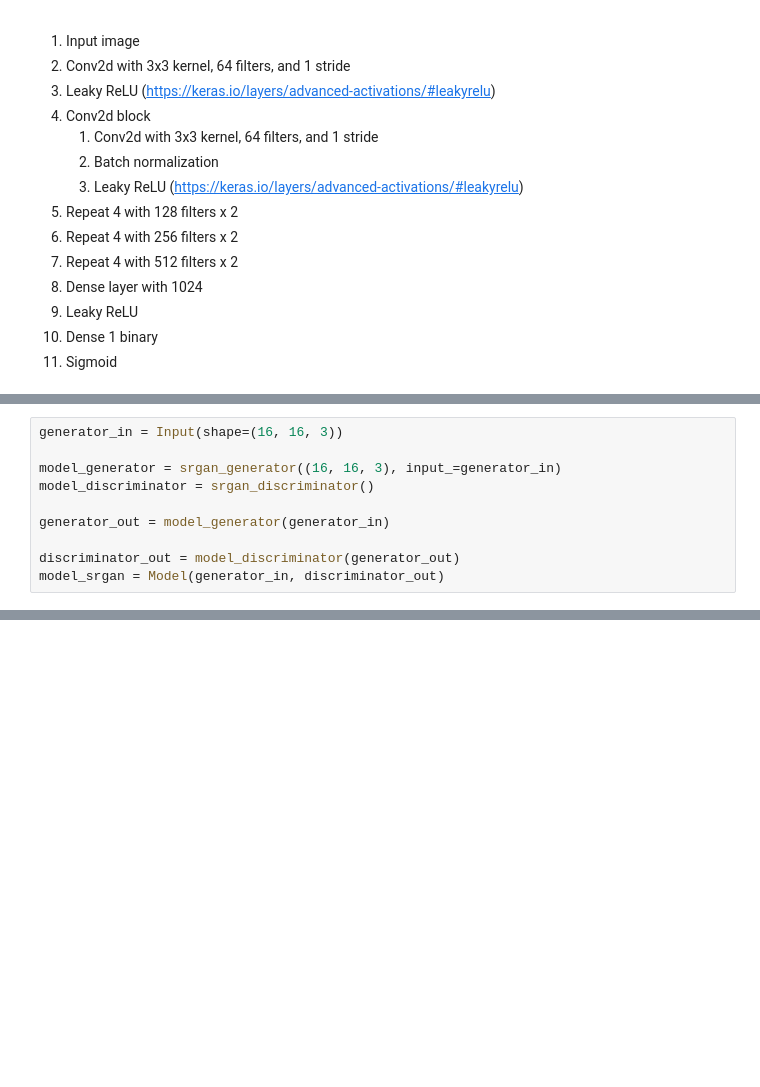
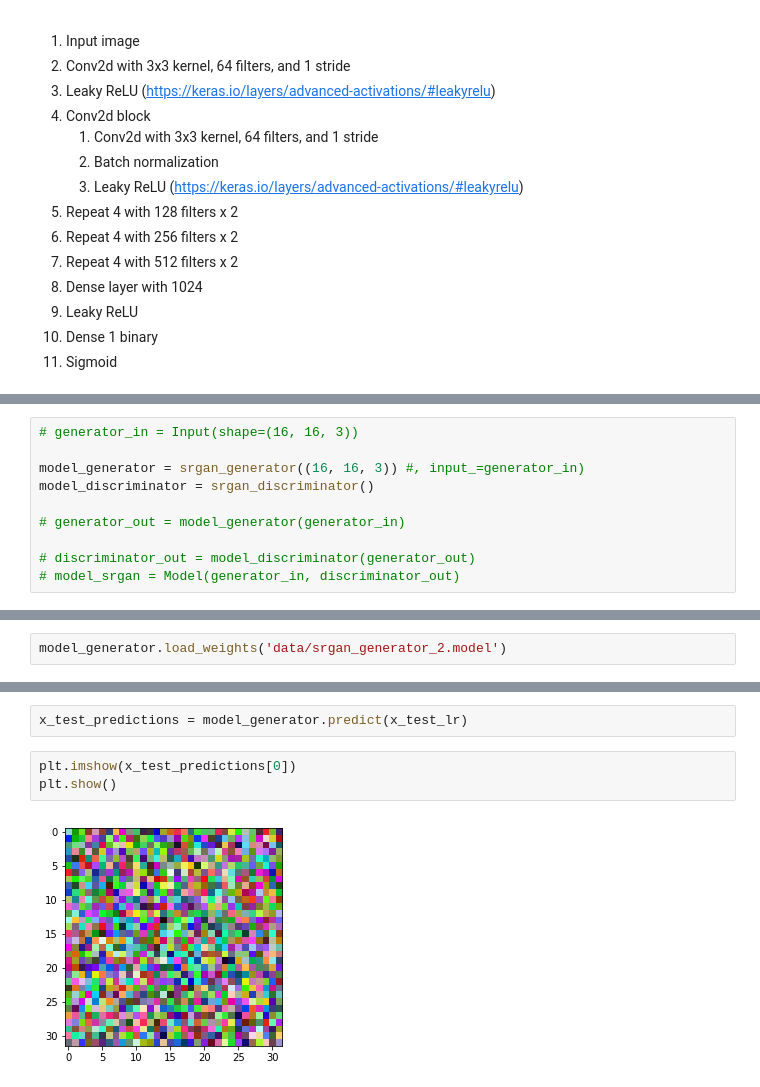
Before and after one commit to several27/COMP6208-AutoEncoder, a Jupyter notebook: several27/SRGAN.ipynb, the cells around one changed output, grey strips where cells are left out. Cells and saved outputs as stored; diff of their text form; blank space fills up the shorter version.

```diff
--- a/several27/SRGAN.ipynb
+++ b/several27/SRGAN.ipynb
@@ -391,0 +455,10 @@ def srgan_discriminator():
+# %%
+# generator_in = Input(shape=(16, 16, 3))
+
+model_generator = srgan_generator((16, 16, 3)) #, input_=generator_in)
+model_discriminator = srgan_discriminator()
+
+# generator_out = model_generator(generator_in)
+
+# discriminator_out = model_discriminator(generator_out)
+# model_srgan = Model(generator_in, discriminator_out)
@@ -394,10 +488,0 @@ model_discriminator = srgan_discriminator()
-# %%
-generator_in = Input(shape=(16, 16, 3))
-
-model_generator = srgan_generator((16, 16, 3), input_=generator_in)
-model_discriminator = srgan_discriminator()
-
-generator_out = model_generator(generator_in)
-
-discriminator_out = model_discriminator(generator_out)
-model_srgan = Model(generator_in, discriminator_out)
@@ -443,0 +489,2 @@ model_discriminator.layers
+# %%
+model_generator.load_weights('data/srgan_generator_2.model')
@@ -443,0 +542,7 @@ model_discriminator.layers
+# %%
+x_test_predictions = model_generator.predict(x_test_lr)
+# %%
+plt.imshow(x_test_predictions[0])
+plt.show()
+# %% [output]
+[figure, added]
```
Also changed, not shown: parts of 32 cells of this notebook.
